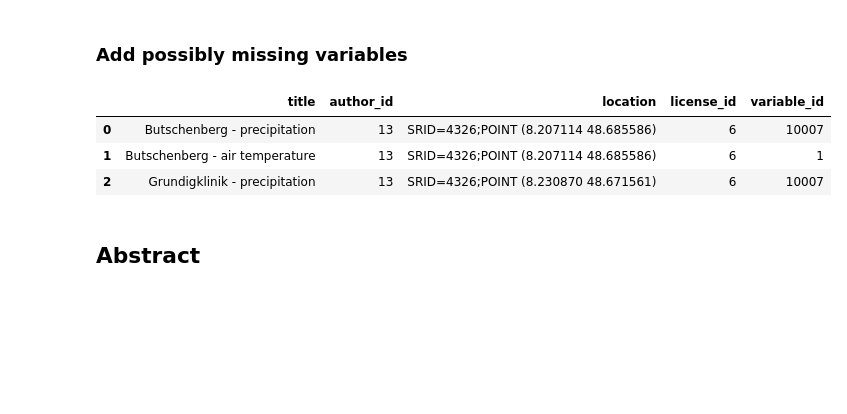
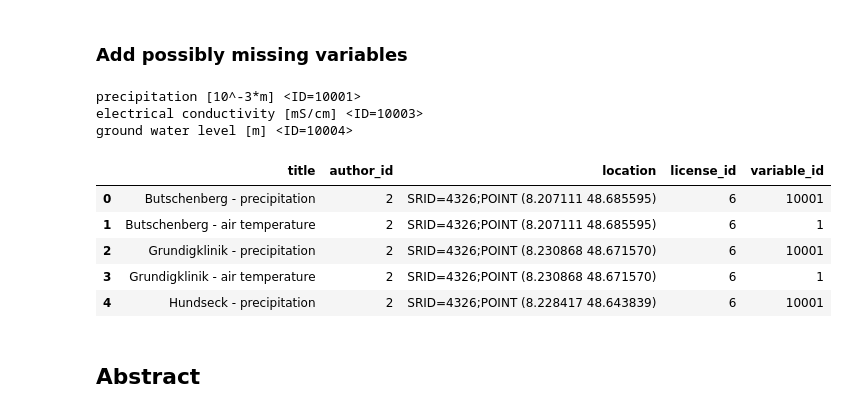
Before and after one commit to VForWaTer/scripts, a Jupyter notebook: buehlot/upload_buehlot.ipynb, the cells around one changed output. Cells and saved outputs as stored; diff of their text form; code cells hidden in the pictures; blank space fills up the shorter version.

Commit message:
update upload script

```diff
--- a/buehlot/upload_buehlot.ipynb
+++ b/buehlot/upload_buehlot.ipynb
@@ -12,7 +14,7 @@ from pyproj import Transformer
 # %%
 UPLOAD = True
-#CONNECTION = "test"
-CONNECTION = "postgresql://postgres:postgres@localhost:5432/test"
+#CONNECTION = "postgresql://postgres:postgres@localhost:5432/test"
+CONNECTION = "postgresql://postgres:postgres@localhost:5433/metacatalog"
 # %%
 # moving to new metacatalog API
 session = api.connect_database(CONNECTION)
@@ -135,28 +155,43 @@ var_precipitation =  api.find_variable(session, name='precipitation', return_ite
 if var_precipitation is None and UPLOAD:
     keyword_precipitation_id = api.find_keyword(session, value='PRECIPITATION AMOUNT', return_iterator=True).first().id
     var_precipitation = api.add_variable(session, name='precipitation', symbol='P', column_names=['precipitation'], unit="millimeter", keyword=keyword_precipitation_id)
+print(var_precipitation)
 
 # electrical conductivity could be missing
 var_electrical_conductivity =  api.find_variable(session, name='electrical conductivity', return_iterator=True).first()
 if var_electrical_conductivity is None and UPLOAD:
     keyword_electrical_conductivity_id = api.find_keyword(session, full_path='EARTH SCIENCE > TERRESTRIAL HYDROSPHERE > WATER QUALITY/WATER CHEMISTRY > WATER CHARACTERISTICS > CONDUCTIVITY')[0].id
     var_electrical_conductivity = api.add_variable(session, name='electrical conductivity', symbol='EC', column_names=['electrical conductivity'], unit="millisiemens per centimeter", keyword=keyword_electrical_conductivity_id)
+print(var_electrical_conductivity)
+
+# ground water level
+groud_water_level = api.find_variable(session, name='ground water level', return_iterator=True).first()
+if groud_water_level is None and UPLOAD:
+    keyword_ground_water = api.find_keyword(session, value='WATER TABLE DEPTH', return_iterator=True).one()
+    groud_water_level = api.add_variable(session, name='ground water level', symbol='GWL', column_names=['ground water level'], unit="meter", keyword=keyword_ground_water.id)
+print(groud_water_level)
+# %% [output]
+precipitation [10^-3*m] <ID=10001>
+electrical conductivity [mS/cm] <ID=10003>
+ground water level [m] <ID=10004>
 # %%
 variable_ids = []
 
 for _, row in metadata_raw.iterrows():
     # find variable in database
     variable_id = api.find_variable(session, name=row["variable"], return_iterator=True).one().id
 
     variable_ids.append(variable_id)
 
 metadata["variable_id"] = variable_ids
-metadata.head(3)
+metadata.head(5)
 # %% [output]
 |  | title | author_id | location | license_id | variable_id |
-| 0 | Butschenberg - precipitation | 13 | SRID=4326;POINT (8.207114 48.685586) | 6 | 10007 |
-| 1 | Butschenberg - air temperature | 13 | SRID=4326;POINT (8.207114 48.685586) | 6 | 1 |
-| 2 | Grundigklinik - precipitation | 13 | SRID=4326;POINT (8.230870 48.671561) | 6 | 10007 |
+| 0 | Butschenberg - precipitation | 2 | SRID=4326;POINT (8.207111 48.685595) | 6 | 10001 |
+| 1 | Butschenberg - air temperature | 2 | SRID=4326;POINT (8.207111 48.685595) | 6 | 1 |
+| 2 | Grundigklinik - precipitation | 2 | SRID=4326;POINT (8.230868 48.671570) | 6 | 10001 |
+| 3 | Grundigklinik - air temperature | 2 | SRID=4326;POINT (8.230868 48.671570) | 6 | 1 |
+| 4 | Hundseck - precipitation | 2 | SRID=4326;POINT (8.228417 48.643839) | 6 | 10001 |
 # %% [markdown]
 ## Abstract
 # %%
```
Also changed, not shown: parts of 27 cells of this notebook.
